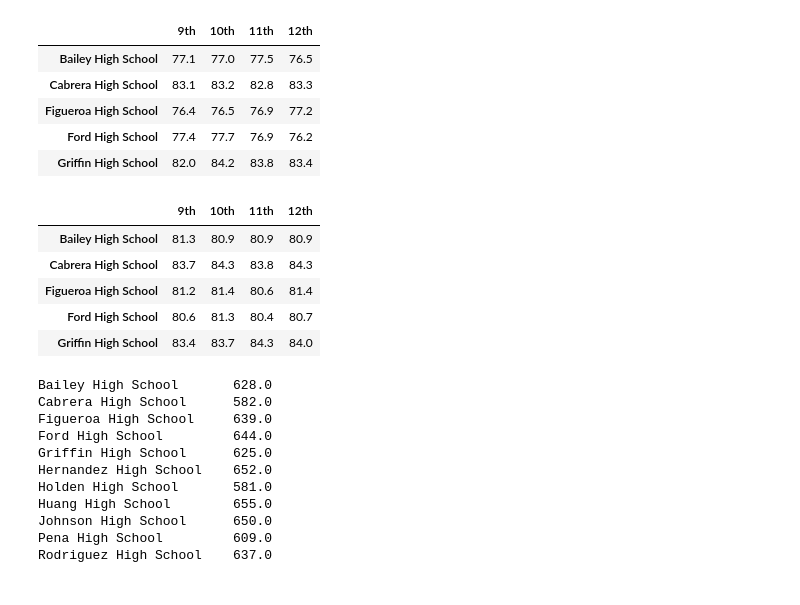
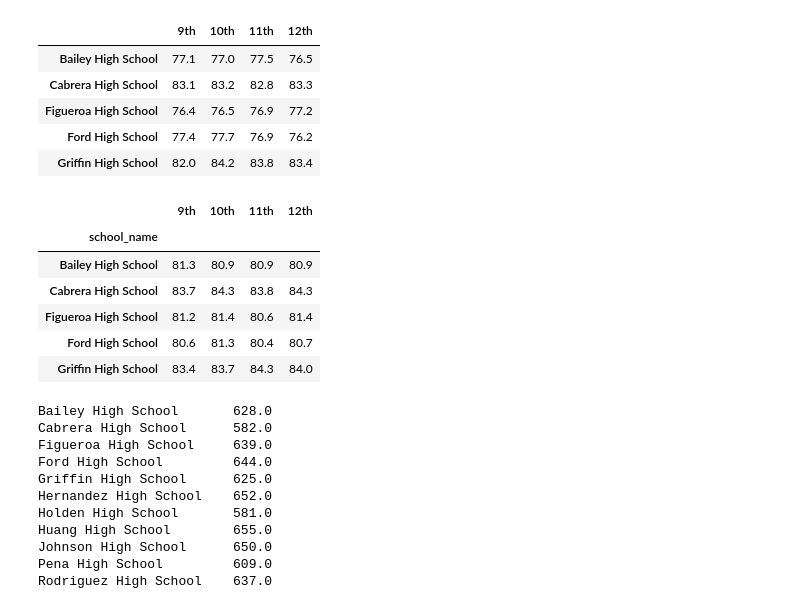
Before and after one commit to Hannanf/school_analysis, a Jupyter notebook: PyCitySchools_Challenge_testing.ipynb, the cells around one changed output. Drawn from its saved outputs; the diff is of its cells as text; code cells hidden in the pictures.

```diff
--- a/PyCitySchools_Challenge_testing.ipynb
+++ b/PyCitySchools_Challenge_testing.ipynb
@@ -841,23 +841,24 @@ reading_scores_by_grade.head()
 # %%
  # Format each grade column.
 reading_scores_by_grade["9th"] = reading_scores_by_grade["9th"].map("{:,.1f}".format)
 
 reading_scores_by_grade["10th"] = reading_scores_by_grade["10th"].map("{:,.1f}".format)
 
 reading_scores_by_grade["11th"] = reading_scores_by_grade["11th"].map("{:,.1f}".format)
 
 reading_scores_by_grade["12th"] = reading_scores_by_grade["12th"].map("{:,.1f}".format)
 
   # Make sure the columns are in the correct order.
 reading_scores_by_grade = reading_scores_by_grade[
                  ["9th", "10th", "11th", "12th"]]
 
   # Remove the index name.
-reading_scores_by_grade.index.name = None
+#reading_scores_by_grade.index.name = None
   # Display the data frame.
 reading_scores_by_grade.head()
 # %% [output]
 |  | 9th | 10th | 11th | 12th |
+| school_name |  |  |  |  |
 | Bailey High School | 81.3 | 80.9 | 80.9 | 80.9 |
 | Cabrera High School | 83.7 | 84.3 | 83.8 | 84.3 |
 | Figueroa High School | 81.2 | 81.4 | 80.6 | 81.4 |
```
Also changed, not shown: parts of 2 cells of this notebook, 1 other file.
